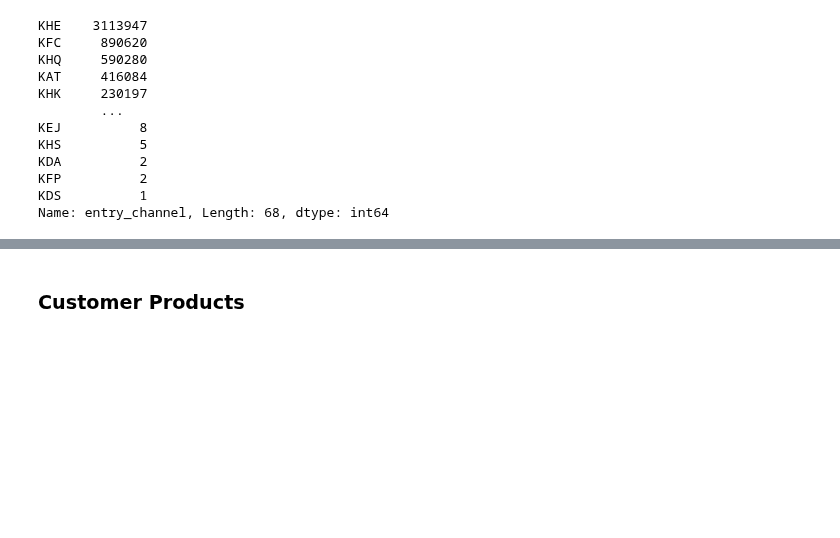
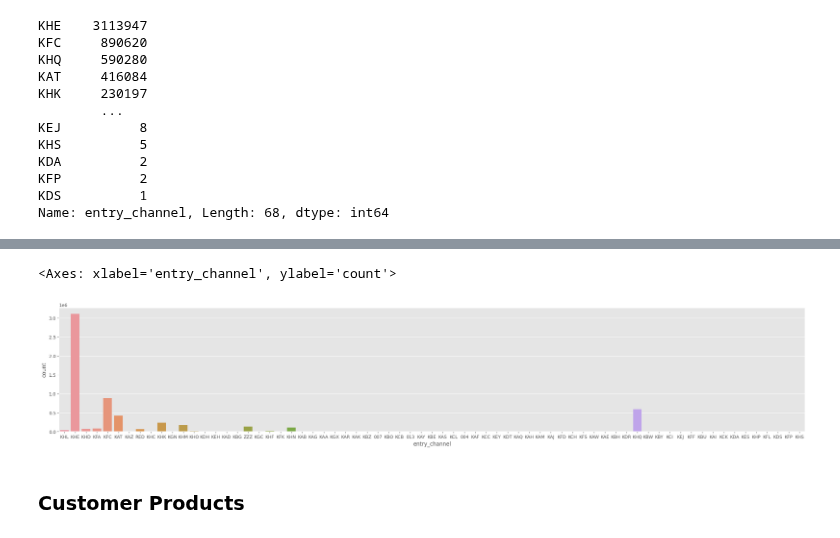
Before and after one commit to RicardColomOrero/easymoney, a Jupyter notebook: Easymoney_Ricard.ipynb, the cells around one changed output, grey strips where cells are left out. Cells and saved outputs as stored; diff of their text form; code cells hidden in the pictures; blank space fills up the shorter version.

```diff
--- a/Easymoney_Ricard.ipynb
+++ b/Easymoney_Ricard.ipynb
@@ -439,0 +495,2 @@ Name: entry_channel, Length: 68, dtype: int64
+# %%
+customer_commercial_activity_1.set_index('customer_ID',inplace=True)
@@ -439,0 +499,2 @@ Name: entry_channel, Length: 68, dtype: int64
+# %%
+customer_commercial_activity_1['entry_date']=pd.to_datetime(customer_commercial_activity_1['entry_date'])
@@ -439,0 +571,4 @@ Name: entry_channel, Length: 68, dtype: int64
+# %%
+customer_commercial_activity_1['segment'].fillna(value='04 - NO SEGMENT',inplace=True)
+# %%
+customer_commercial_activity_1['entry_channel'].fillna(value='ZZZ',inplace=True)
@@ -440,3 +618,11 @@ Name: entry_channel, Length: 68, dtype: int64
+# %%
+plt.figure(figsize=(30,5))
+sns.countplot(
+    data=customer_commercial_activity_1,x='entry_channel'
+)
+# %% [output]
+<Axes: xlabel='entry_channel', ylabel='count'>
+[figure, added]
 # %% [markdown]
 ### Customer Products
 # %% [markdown]
```
Also changed, not shown: parts of 22 cells of this notebook.
